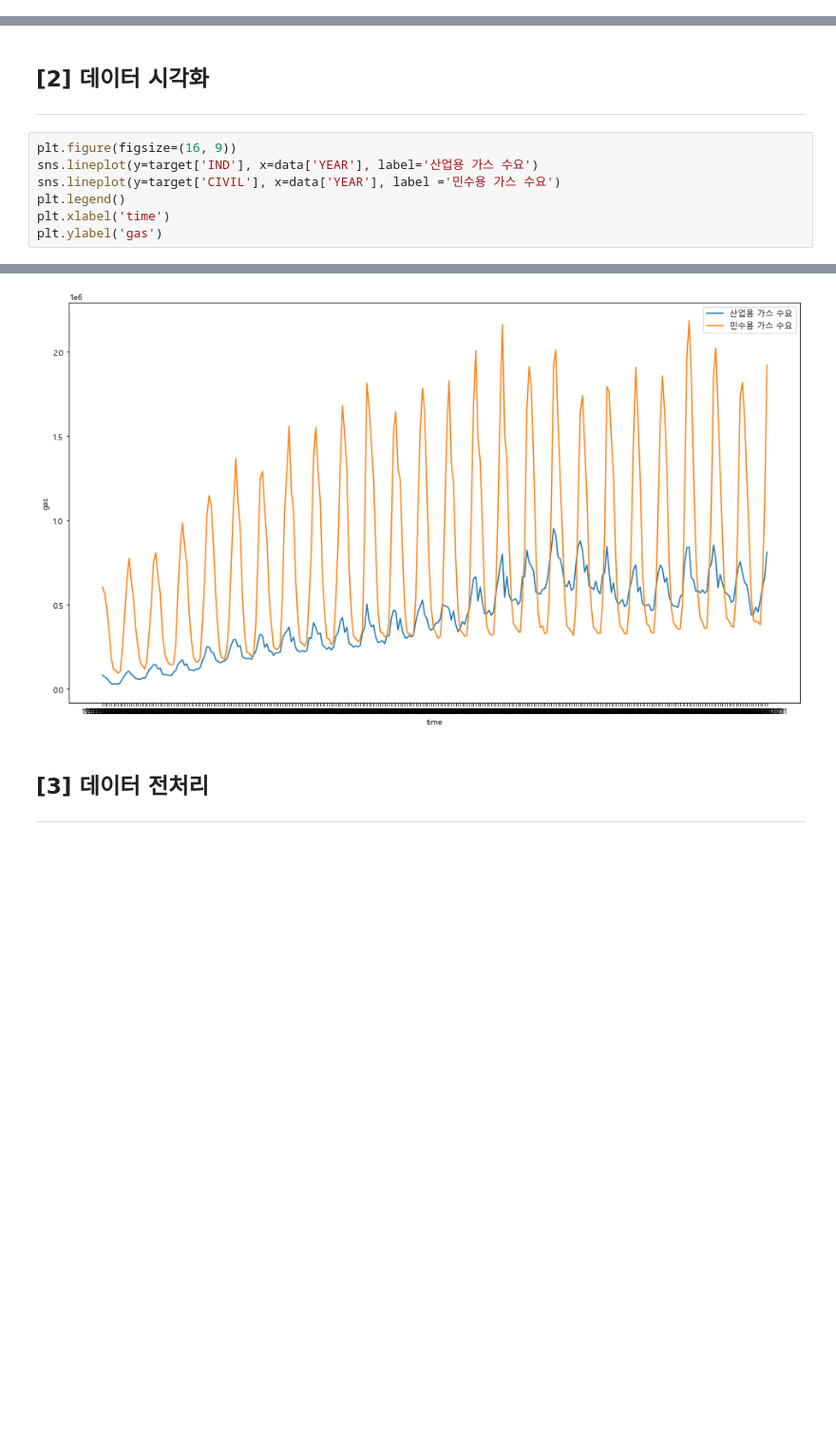
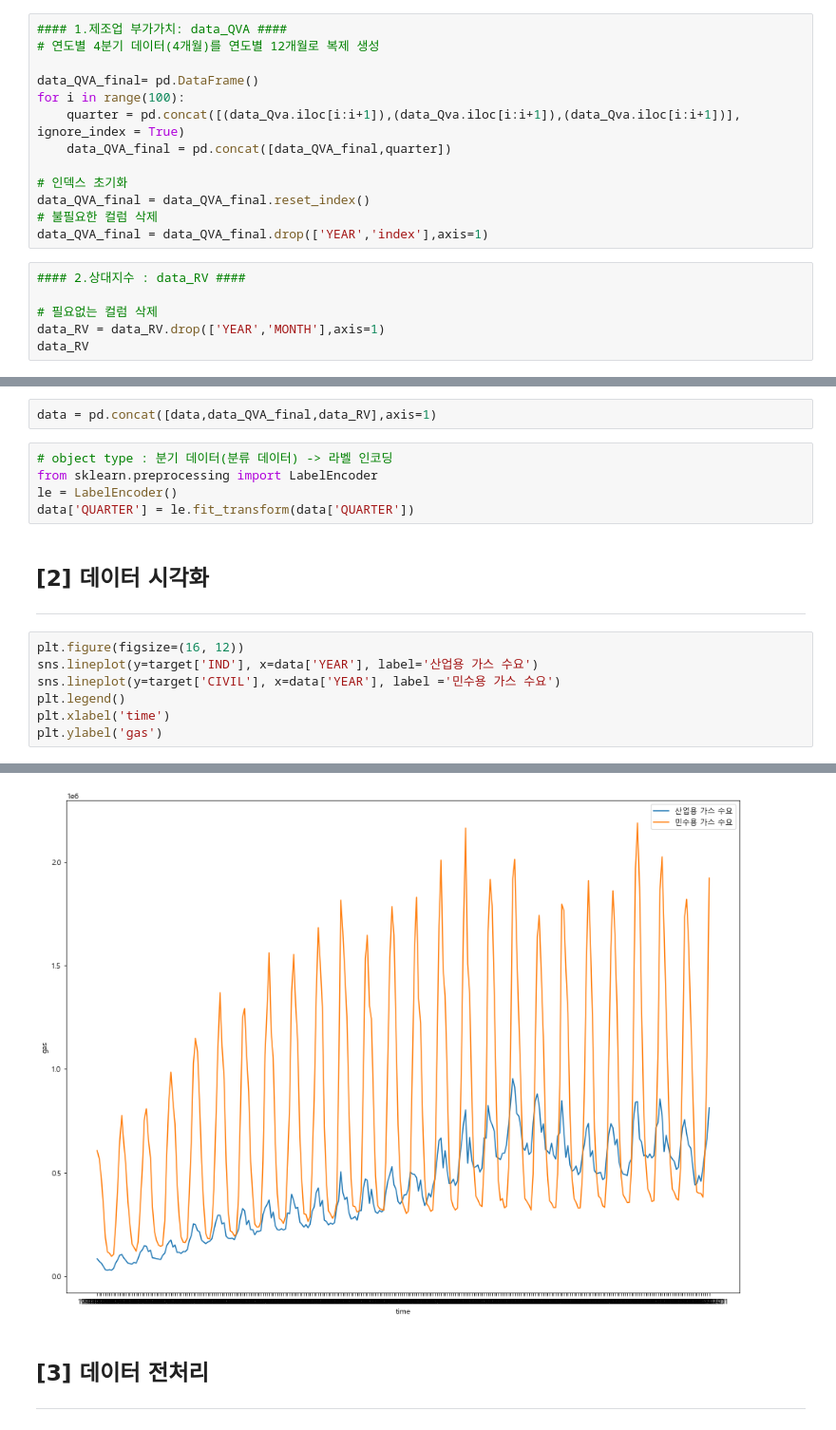
Before and after one commit to minsoo-s/03_Self_Study, a Jupyter notebook: bigstar/Model_LSTM_minsoo.ipynb, the cells around one changed output, grey strips where cells are left out. Shown at 95% size. Cells and saved outputs as stored; diff of their text form; blank space fills up the shorter version.

```diff
--- a/bigstar/Model_LSTM_minsoo.ipynb
+++ b/bigstar/Model_LSTM_minsoo.ipynb
@@ -60,0 +30,19 @@ data_RV
+# %%
+#### 1.제조업 부가가치: data_QVA ####
+# 연도별 4분기 데이터(4개월)를 연도별 12개월로 복제 생성
+
+data_QVA_final= pd.DataFrame()
+for i in range(100):
+    quarter = pd.concat([(data_Qva.iloc[i:i+1]),(data_Qva.iloc[i:i+1]),(data_Qva.iloc[i:i+1])], ignore_index = True)
+    data_QVA_final = pd.concat([data_QVA_final,quarter])
+
+# 인덱스 초기화
+data_QVA_final = data_QVA_final.reset_index()
+# 불필요한 컬럼 삭제
+data_QVA_final = data_QVA_final.drop(['YEAR','index'],axis=1)
+# %%
+#### 2.상대지수 : data_RV ####
+
+# 필요없는 컬럼 삭제
+data_RV = data_RV.drop(['YEAR','MONTH'],axis=1)
+data_RV
@@ -61,16 +63,23 @@ data_RV
+# %%
+data = pd.concat([data,data_QVA_final,data_RV],axis=1)
+# %%
+# object type : 분기 데이터(분류 데이터) -> 라벨 인코딩
+from sklearn.preprocessing import LabelEncoder
+le = LabelEncoder()
+data['QUARTER'] = le.fit_transform(data['QUARTER'])
 # %% [markdown]
 ## [2] 데이터 시각화
 ---
 # %%
-plt.figure(figsize=(16, 9))
+plt.figure(figsize=(16, 12))
 sns.lineplot(y=target['IND'], x=data['YEAR'], label='산업용 가스 수요')
 sns.lineplot(y=target['CIVIL'], x=data['YEAR'], label ='민수용 가스 수요')
 plt.legend()
 plt.xlabel('time')
 plt.ylabel('gas')
 # %% [output]
 Text(0, 0.5, 'gas')
-[figure, old version]
+[figure, new version]
 # %% [markdown]
 ## [3] 데이터 전처리
 ---
```
Also changed, not shown: parts of 39 cells of this notebook.
